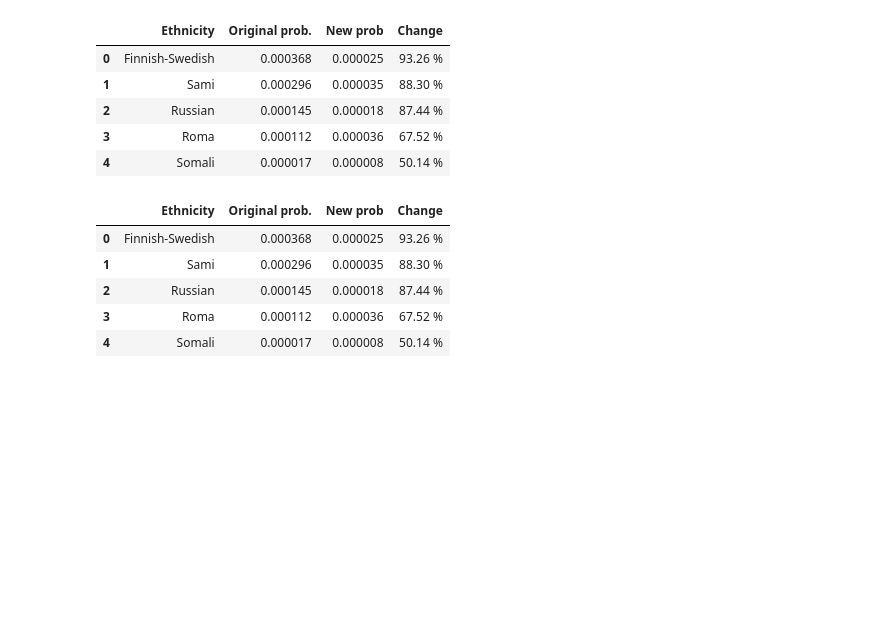
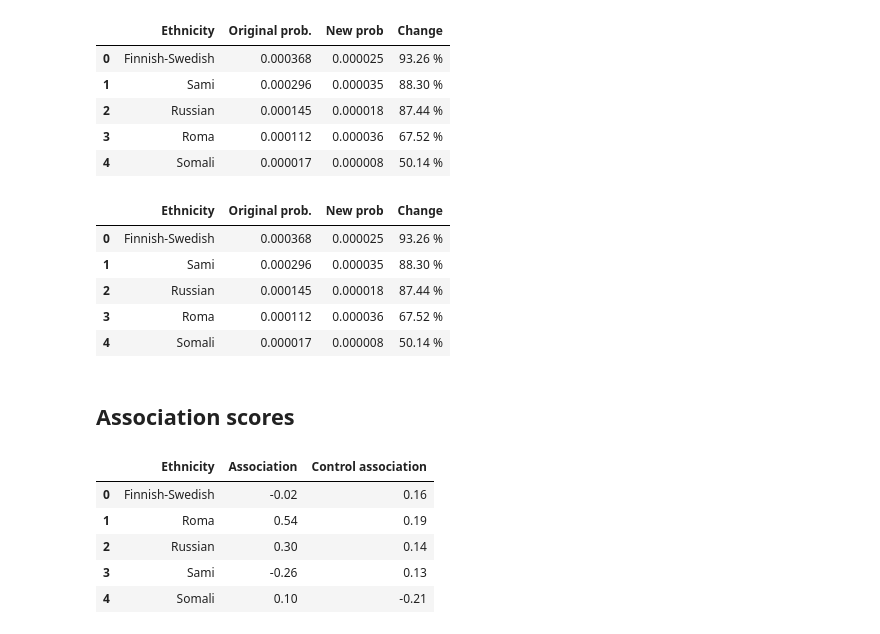
Before and after one commit to hoytnotlit/thesis, a Jupyter notebook: Debiasing.ipynb, the cells around one changed output. Saved outputs shown, nothing was run; the diff lists cells and outputs as text; code cells hidden in the pictures; blank space fills up the shorter version.

Commit message:
Working on getting association scores for debiased

```diff
--- a/Debiasing.ipynb
+++ b/Debiasing.ipynb
@@ -189,3 +189,23 @@ visualize.save("Results/tables/top_fswe_l.tex", top_fswe_l, index=False, longtab
 # TODO add control group? Or thats only for previous part of the work?
 # %%
 # TODO should I do association scores as well? -> add means and how much they went down to wrap things up nicely
+# %% [markdown]
+## Association scores
+# %%
+import data
+short = data.get_context_sentences(c.context, c.context_t_i, c.context_a_i)
+long = data.get_context_sentences(c.context_long, c.context_long_t_i, c.context_long_a_i)
+
+dro_model, dro_tokenizer = score.get_model('test-mlm/')
+dro_s_asc = score.process_scores(dro_model, tokenizer, short)
+dro_l_asc = score.process_scores(dro_model, tokenizer, long)
+# %%
+s_dro_asc_df = visualize.get_df(dro_s_asc[0], dro_s_asc[1], dro_tokenizer)
+visualize.get_nat_means(s_dro_asc_df)
+# %% [output]
+|  | Ethnicity | Association | Control association |
+| 0 | Finnish-Swedish | -0.02 | 0.16 |
+| 1 | Roma | 0.54 | 0.19 |
+| 2 | Russian | 0.30 | 0.14 |
+| 3 | Sami | -0.26 | 0.13 |
+| 4 | Somali | 0.10 | -0.21 |
```
Also changed, not shown: parts of 2 cells of this notebook.
